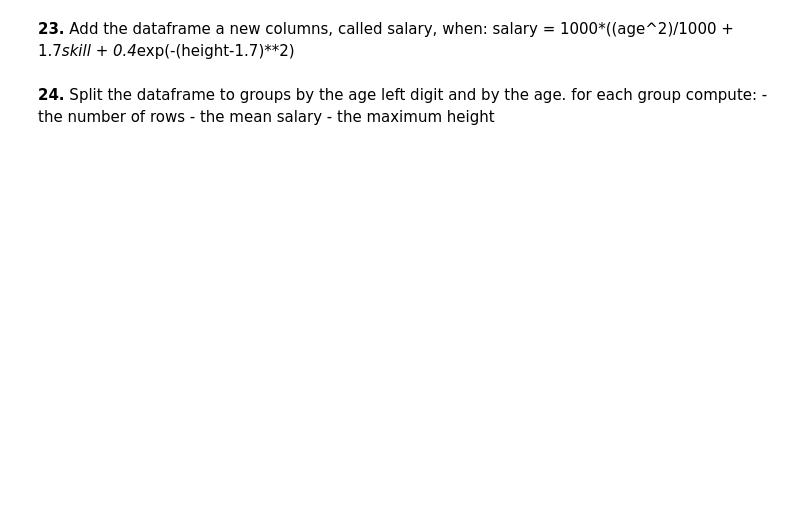
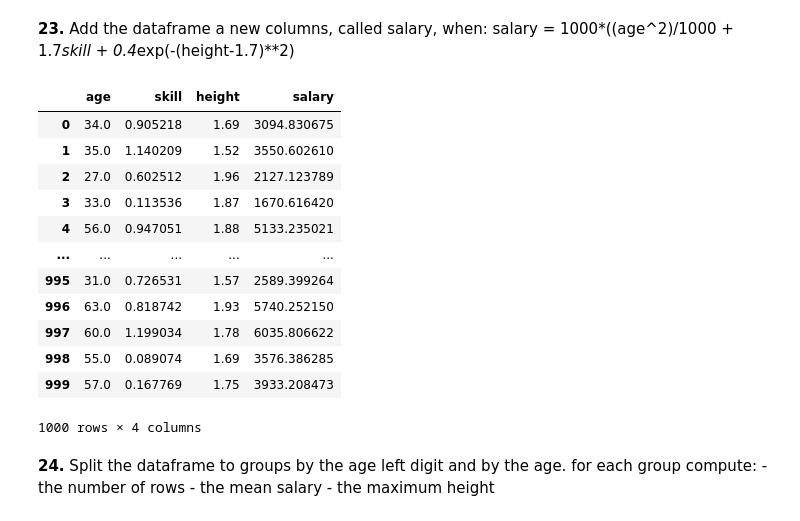
Before and after one commit to itayf02/training, a Jupyter notebook: training-main (1)/training-main/intro/python/pandas/pandas_puzzles.ipynb, the cells around one changed output. Drawn from its saved outputs; the diff is of its cells as text; code cells hidden in the pictures; blank space fills up the shorter version.

```diff
--- a/training-main (1)/training-main/intro/python/pandas/pandas_puzzles.ipynb
+++ b/training-main (1)/training-main/intro/python/pandas/pandas_puzzles.ipynb
@@ -379,3 +377,23 @@ df.apply(func=lambda )
+# %%
+def calc_salary(row):
+    salary = 1000*(((row["age"]**2)/1000) + 1.7*row["skill"] + 0.4*np.exp(-(row["height"]-1.7)**2))
+    return salary
+df["salary"] = df.apply(calc_salary, axis=1)
+df
+# %% [output]
+|  | age | skill | height | salary |
+| 0 | 34.0 | 0.905218 | 1.69 | 3094.830675 |
+| 1 | 35.0 | 1.140209 | 1.52 | 3550.602610 |
+| 2 | 27.0 | 0.602512 | 1.96 | 2127.123789 |
+| 3 | 33.0 | 0.113536 | 1.87 | 1670.616420 |
+| 4 | 56.0 | 0.947051 | 1.88 | 5133.235021 |
+| ... | ... | ... | ... | ... |
+| 995 | 31.0 | 0.726531 | 1.57 | 2589.399264 |
+| 996 | 63.0 | 0.818742 | 1.93 | 5740.252150 |
+| 997 | 60.0 | 1.199034 | 1.78 | 6035.806622 |
+| 998 | 55.0 | 0.089074 | 1.69 | 3576.386285 |
+| 999 | 57.0 | 0.167769 | 1.75 | 3933.208473 |
+1000 rows × 4 columns
 # %% [markdown]
 **24.** Split the dataframe to groups by the age left digit and by the age. for each group compute:
         - the number of rows
```
Also changed, not shown: parts of 27 cells of this notebook, 1 other file.
